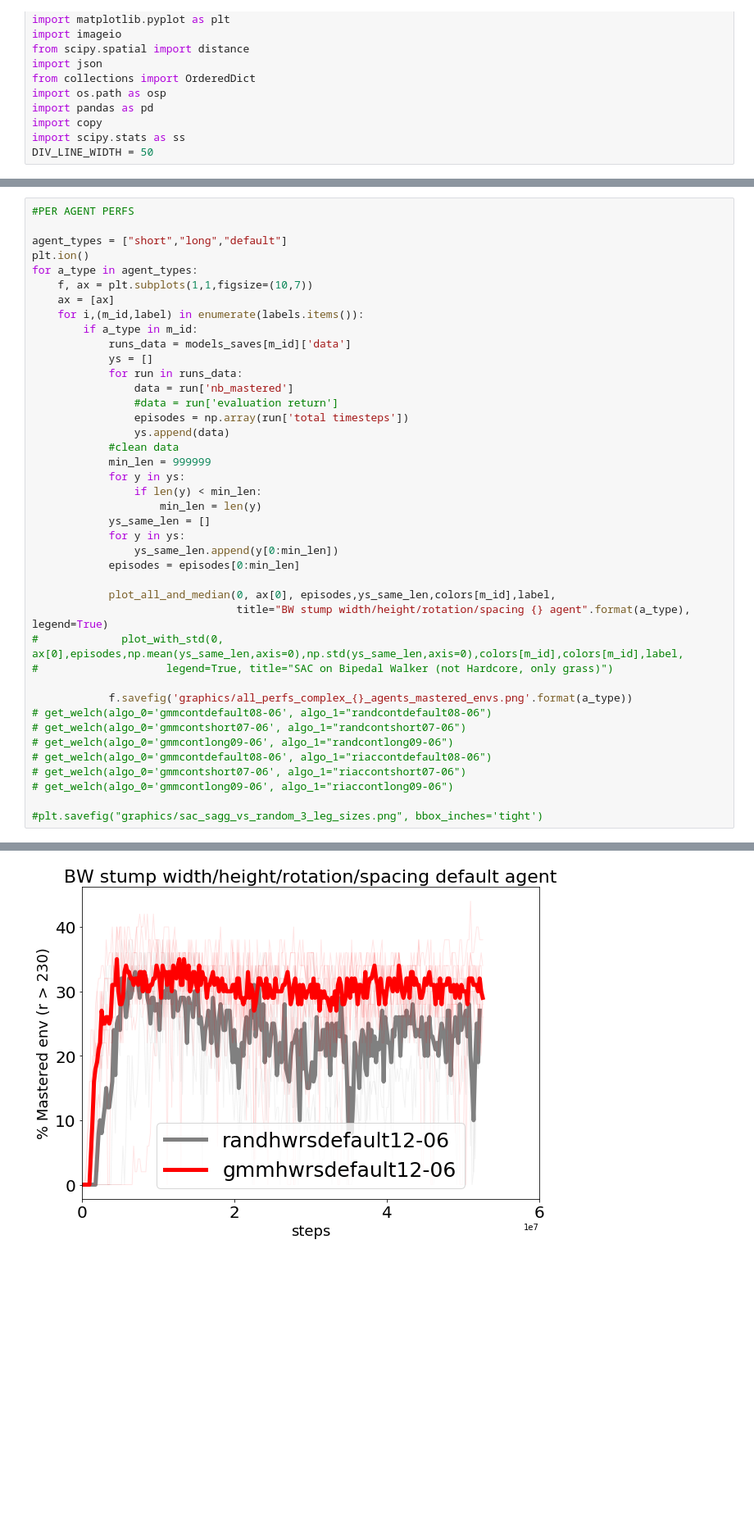
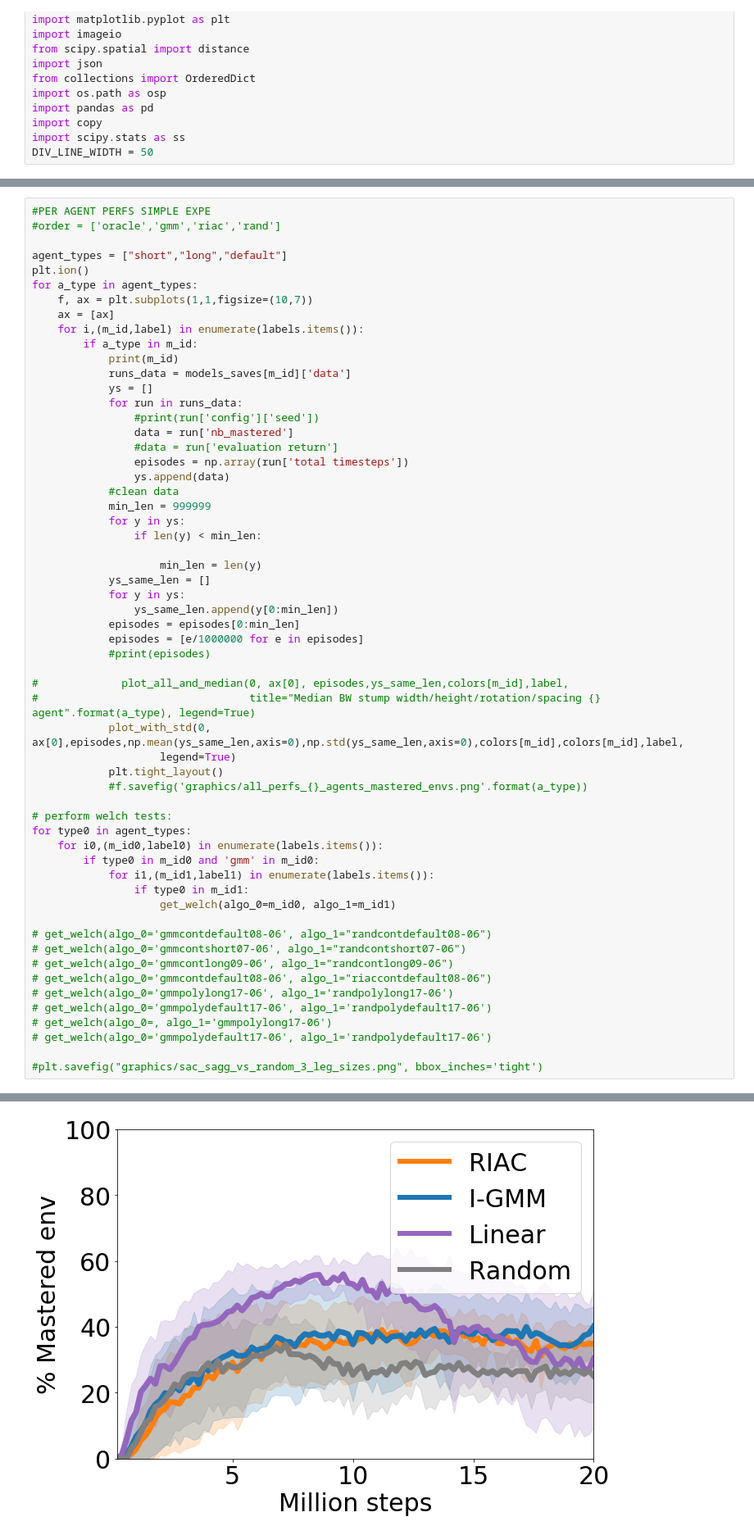
Before and after one commit to rPortelas/spinningup, a Jupyter notebook: data_visualization_sac.ipynb, the cells around one changed output, grey strips where cells are left out. Shown at 82% size. Cells and saved outputs as stored; diff of their text form; blank space fills up the shorter version.

Commit message:
final dummy env tests, add bmm to pbw, bmm back to 02 rand

```diff
--- a/data_visualization_sac.ipynb
+++ b/data_visualization_sac.ipynb
@@ -297,7 +329,8 @@ def get_welch(algo_0='amb', algo_1='rmb'):
 
     print('welch {}'.format(ss.ttest_ind(final_explos[algo_0], final_explos[algo_1], equal_var=False)))
 # %%
-#PER AGENT PERFS
+#PER AGENT PERFS SIMPLE EXPE
+#order = ['oracle','gmm','riac','rand']
 
 agent_types = ["short","long","default"]
 plt.ion()
@@ -306,9 +339,11 @@ for a_type in agent_types:
     ax = [ax]
     for i,(m_id,label) in enumerate(labels.items()):
         if a_type in m_id:
+            print(m_id)
             runs_data = models_saves[m_id]['data']
             ys = []
             for run in runs_data:
+                #print(run['config']['seed'])
                 data = run['nb_mastered']
                 #data = run['evaluation return']
                 episodes = np.array(run['total timesteps'])
@@ -317,24 +352,38 @@ for a_type in agent_types:
             min_len = 999999
             for y in ys:
                 if len(y) < min_len:
+
                     min_len = len(y)
             ys_same_len = []
             for y in ys:
                 ys_same_len.append(y[0:min_len])
             episodes = episodes[0:min_len]
+            episodes = [e/1000000 for e in episodes]
+            #print(episodes)
 
-            plot_all_and_median(0, ax[0], episodes,ys_same_len,colors[m_id],label,
-                                title="BW stump width/height/rotation/spacing {} agent".format(a_type), legend=True)
-#             plot_with_std(0, ax[0],episodes,np.mean(ys_same_len,axis=0),np.std(ys_same_len,axis=0),colors[m_id],colors[m_id],label,
-#                    legend=True, title="SAC on Bipedal Walker (not Hardcore, only grass)")
+#             plot_all_and_median(0, ax[0], episodes,ys_same_len,colors[m_id],label,
+#                                 title="Median BW stump width/height/rotation/spacing {} agent".format(a_type), legend=True)
+            plot_with_std(0, ax[0],episodes,np.mean(ys_same_len,axis=0),np.std(ys_same_len,axis=0),colors[m_id],colors[m_id],label,
+                    legend=True)
+            plt.tight_layout()
+            #f.savefig('graphics/all_perfs_{}_agents_mastered_envs.png'.format(a_type))
 
-            f.savefig('graphics/all_perfs_complex_{}_agents_mastered_envs.png'.format(a_type))
+# perform welch tests:
+for type0 in agent_types:
+    for i0,(m_id0,label0) in enumerate(labels.items()):
+        if type0 in m_id0 and 'gmm' in m_id0:
+            for i1,(m_id1,label1) in enumerate(labels.items()):
+                if type0 in m_id1:
+                    get_welch(algo_0=m_id0, algo_1=m_id1)
+
 # get_welch(algo_0='gmmcontdefault08-06', algo_1="randcontdefault08-06")
 # get_welch(algo_0='gmmcontshort07-06', algo_1="randcontshort07-06")
 # get_welch(algo_0='gmmcontlong09-06', algo_1="randcontlong09-06")
 # get_welch(algo_0='gmmcontdefault08-06', algo_1="riaccontdefault08-06")
-# get_welch(algo_0='gmmcontshort07-06', algo_1="riaccontshort07-06")
-# get_welch(algo_0='gmmcontlong09-06', algo_1="riaccontlong09-06")
+# get_welch(algo_0='gmmpolylong17-06', algo_1='randpolylong17-06')
+# get_welch(algo_0='gmmpolydefault17-06', algo_1='randpolydefault17-06')
+# get_welch(algo_0=, algo_1='gmmpolylong17-06')
+# get_welch(algo_0='gmmpolydefault17-06', algo_1='randpolydefault17-06')
 
 #plt.savefig("graphics/sac_sagg_vs_random_3_leg_sizes.png", bbox_inches='tight')
 # %% [output]
@@ -343 +409 @@ for a_type in agent_types:
-[figure, old version]
+[figure, new version]
```
Also changed, not shown: parts of 10 cells of this notebook, 6 other files.
